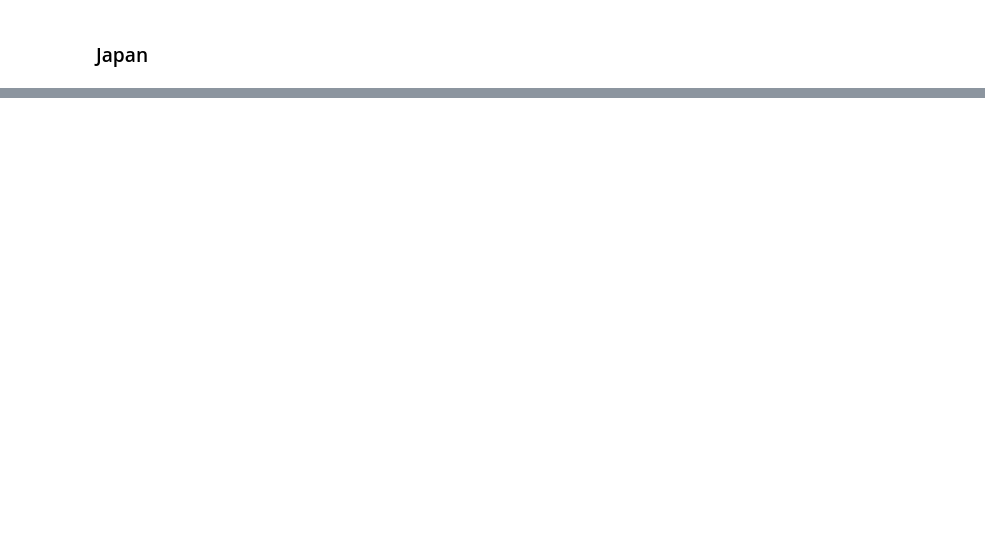
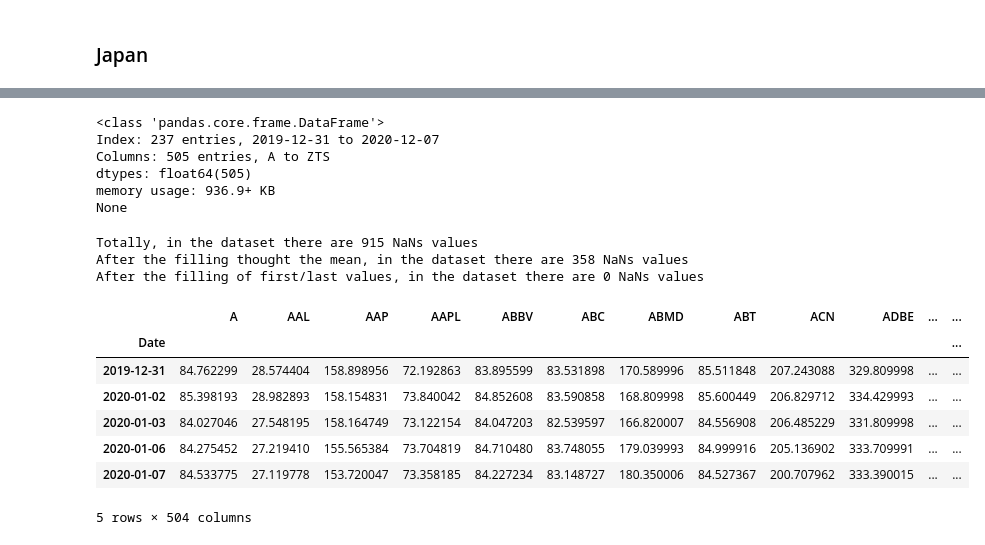
Before and after one commit to anitamezzetti/covid_impact_stocks_volatility, a Jupyter notebook: stock_price_EDA.ipynb, the cells around one changed output, grey strips where cells are left out. Drawn from its saved outputs; the diff is of its cells as text; code cells hidden in the pictures; blank space fills up the shorter version.

```diff
--- a/stock_price_EDA.ipynb
+++ b/stock_price_EDA.ipynb
@@ -29,0 +322,65 @@ stocks_japan_10 = stocks_japan[:10]
+# %%
+# values from string to float
+
+for c in df_sp500_stocks.columns:
+    try:
+        df_sp500_stocks[c] = pd.to_numeric(df_sp500_stocks[c])
+    except:
+        pass
+
+print(df_sp500_stocks.info())
+# %% [output]
+<class 'pandas.core.frame.DataFrame'>
+Index: 237 entries, 2019-12-31 to 2020-12-07
+Columns: 505 entries, A to ZTS
+dtypes: float64(505)
+memory usage: 936.9+ KB
+None
+# %%
+def fill_nan_sp500 (dataset, index):
+
+    # count nans:
+    num_nans = dataset.isna().values.sum()
+    print(f"Totally, in the dataset there are {num_nans} NaNs values")
+
+    # check if all column null and delete it
+    # this is possible only if num_nan>= len(index)
+    if num_nans >= len(index):
+        dataset_null_column = dataset.isnull().all()
+        dataset_null_column = map(operator.not_, dataset_null_column)# we want ot keep true but previous function gives falses
+        dataset = dataset.loc[:, dataset_null_column]
+
+    if num_nans>0:
+        if 'Date' in dataset.columns:
+            dataset = dataset.drop('Date', axis=1) # drop date because the next line works only with floats
+        dataset = (dataset.ffill() + dataset.bfill())/2
+        dataset['Date'] = index.values # reintegrate the index
+
+        num_nans = dataset.isna().values.sum()
+        print(f"After the filling thought the mean, in the dataset there are {num_nans} NaNs values")
+
+        if num_nans>0:
+            # the still missing values are at the beginning or at the end. fill them with the first or last non NaN value
+            dataset = dataset.ffill()
+            dataset = dataset.bfill()
+            print(f"After the filling of first/last values, in the dataset there are {dataset.isna().values.sum()} NaNs values")
+
+    return dataset
+# %%
+# fill NaN
+df_sp500_stocks = fill_nan_sp500(df_sp500_stocks, index_sp500[2:])
+# %% [output]
+Totally, in the dataset there are 915 NaNs values
+After the filling thought the mean, in the dataset there are 358 NaNs values
+After the filling of first/last values, in the dataset there are 0 NaNs values
+# %%
+df_sp500_stocks.head()
+# %% [output]
+|  | A | AAL | AAP | AAPL | ABBV | ABC | ABMD | ABT | ACN | ADBE | ... | ... |
+| Date |  |  |  |  |  |  |  |  |  |  |  | ... |
+| 2019-12-31 | 84.762299 | 28.574404 | 158.898956 | 72.192863 | 83.895599 | 83.531898 | 170.589996 | 85.511848 | 207.243088 | 329.809998 | ... | ... |
+| 2020-01-02 | 85.398193 | 28.982893 | 158.154831 | 73.840042 | 84.852608 | 83.590858 | 168.809998 | 85.600449 | 206.829712 | 334.429993 | ... | ... |
+| 2020-01-03 | 84.027046 | 27.548195 | 158.164749 | 73.122154 | 84.047203 | 82.539597 | 166.820007 | 84.556908 | 206.485229 | 331.809998 | ... | ... |
+| 2020-01-06 | 84.275452 | 27.219410 | 155.565384 | 73.704819 | 84.710480 | 83.748055 | 179.039993 | 84.999916 | 205.136902 | 333.709991 | ... | ... |
+| 2020-01-07 | 84.533775 | 27.119778 | 153.720047 | 73.358185 | 84.227234 | 83.148727 | 180.350006 | 84.527367 | 200.707962 | 333.390015 | ... | ... |
+5 rows × 504 columns
```
Also changed, not shown: parts of 35 cells of this notebook, 12 other files.
